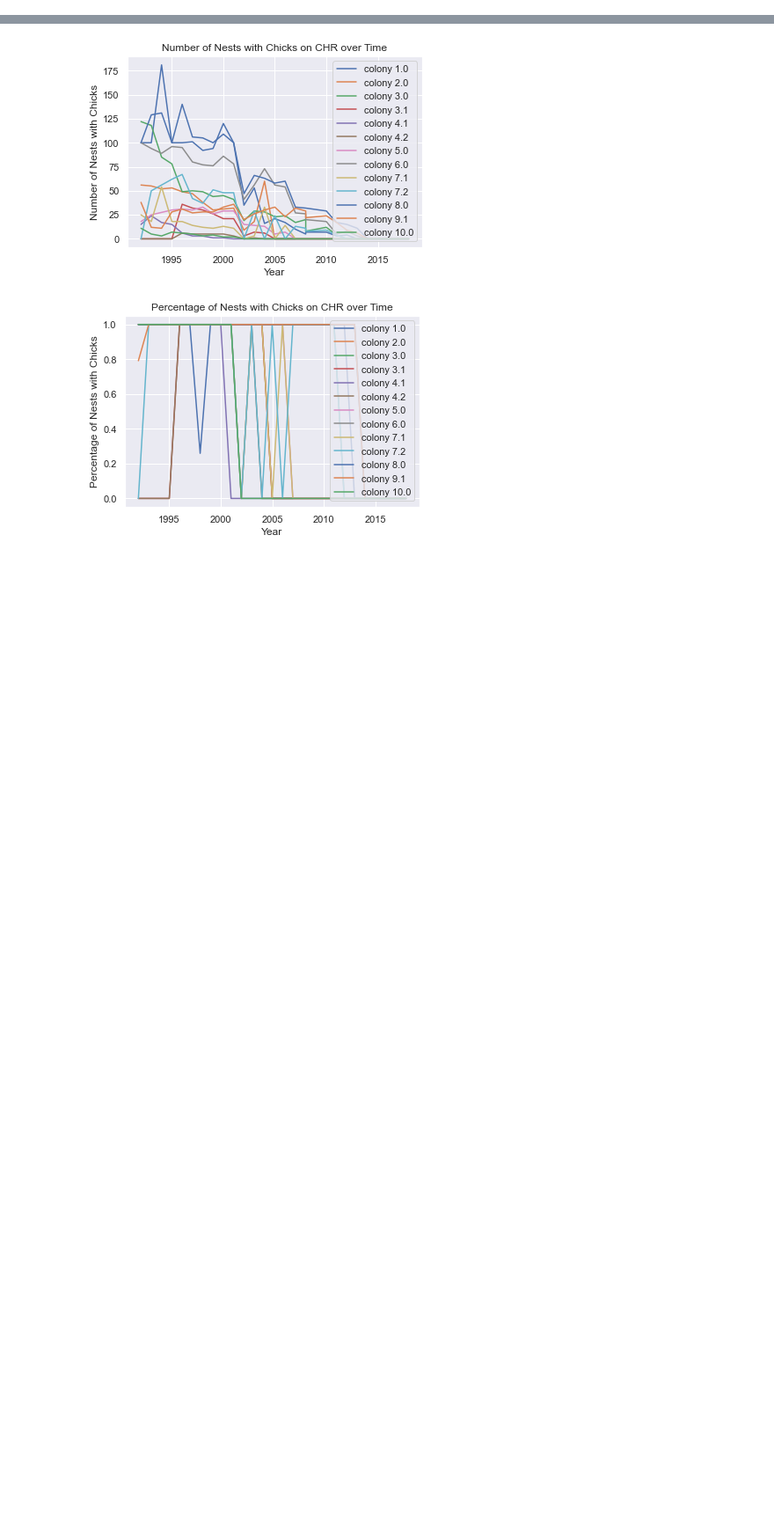
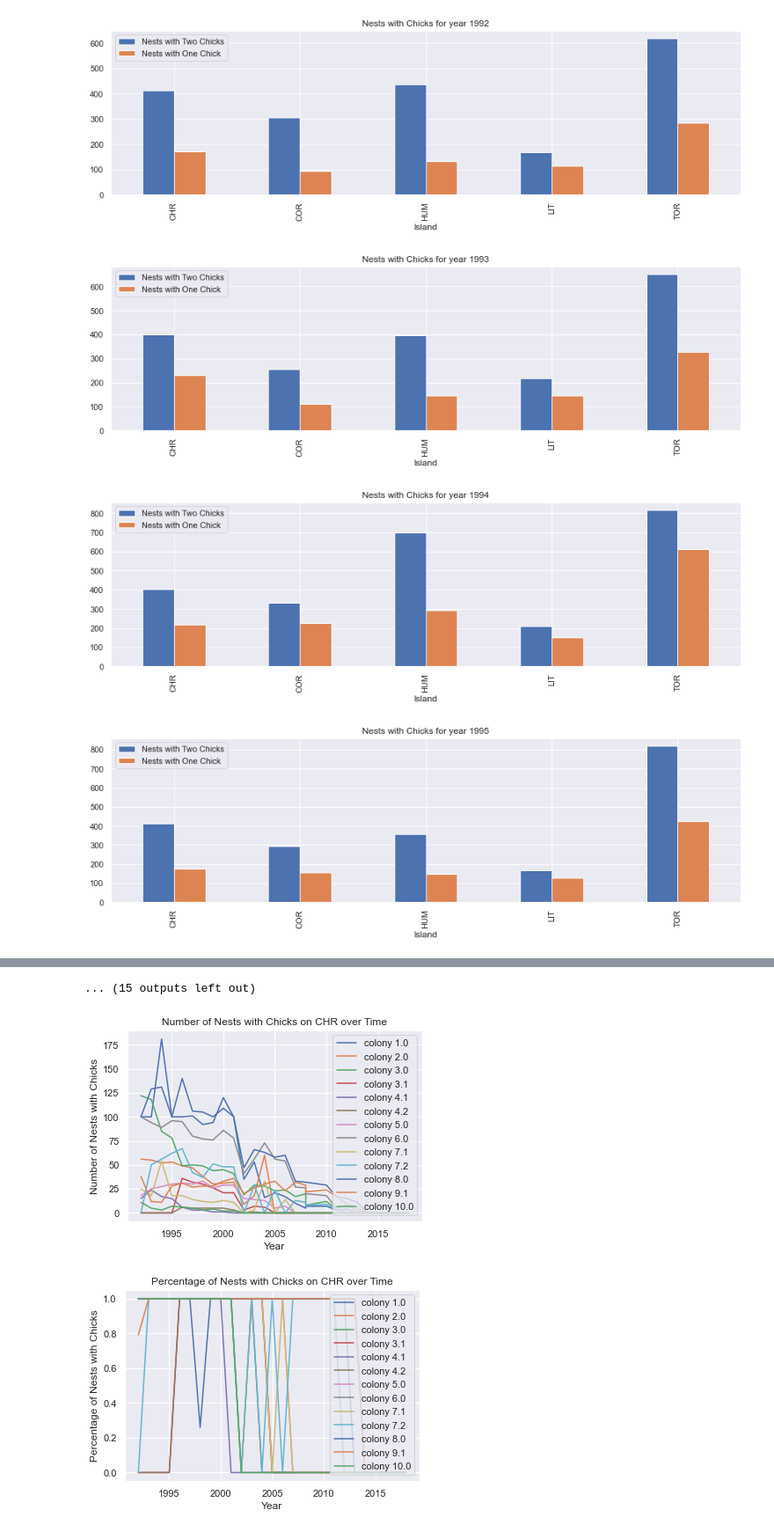
Before and after one commit to cynthiadwq/IDS-final-project, a Jupyter notebook: EDA/eda_chick_broods_and_reproductive_success.ipynb, the cells around one changed output, grey strips where cells are left out. Shown at 88% size. Drawn from its saved outputs; the diff is of its cells as text; code cells hidden in the pictures; blank space fills up the shorter version.

```diff
--- a/EDA/eda_chick_broods_and_reproductive_success.ipynb
+++ b/EDA/eda_chick_broods_and_reproductive_success.ipynb
@@ -23,0 +51,11 @@ array(['CHR', 'COR', 'HUM', 'LIT', 'TOR'], dtype=object)
+# %%
+for year in range(1992, 2019):
+    counts_per_island = chick_brood_info_per_year_per_island[chick_brood_info_per_year_per_island['Year'] == year]
+    counts_per_island = counts_per_island.set_index('Island')
+    counts_per_island[['Nests with Two Chicks', 'Nests with One Chick']].plot.bar(figsize=(15,4))
+    plt.title(f'Nests with Chicks for year {year}')
+# %% [output]
+[figure, added]
+[figure, added]
+[figure, added]
+[figure, added]
@@ -23,0 +70 @@ array(['CHR', 'COR', 'HUM', 'LIT', 'TOR'], dtype=object)
+... (15 outputs left out)
```
Also changed, not shown: parts of 13 cells of this notebook.
